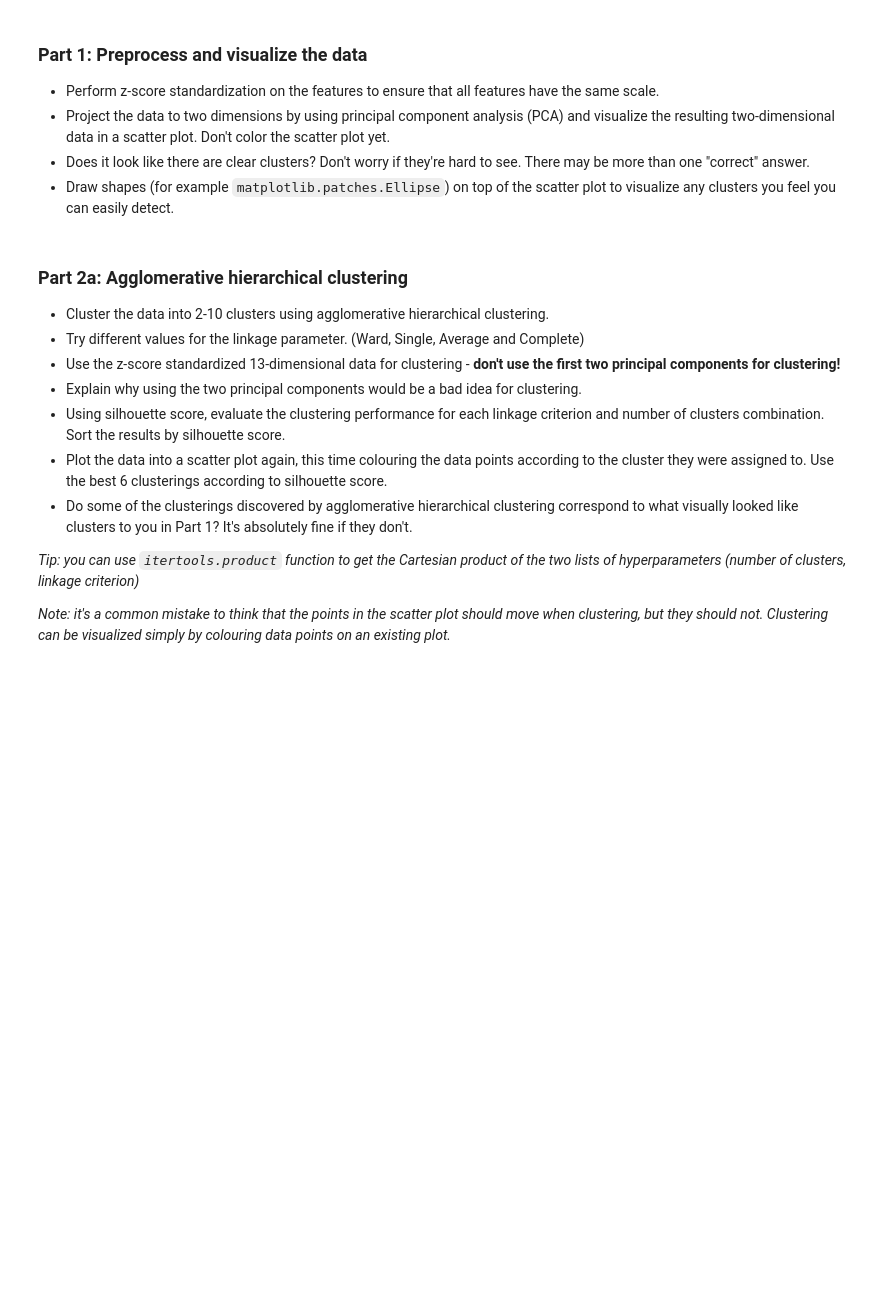
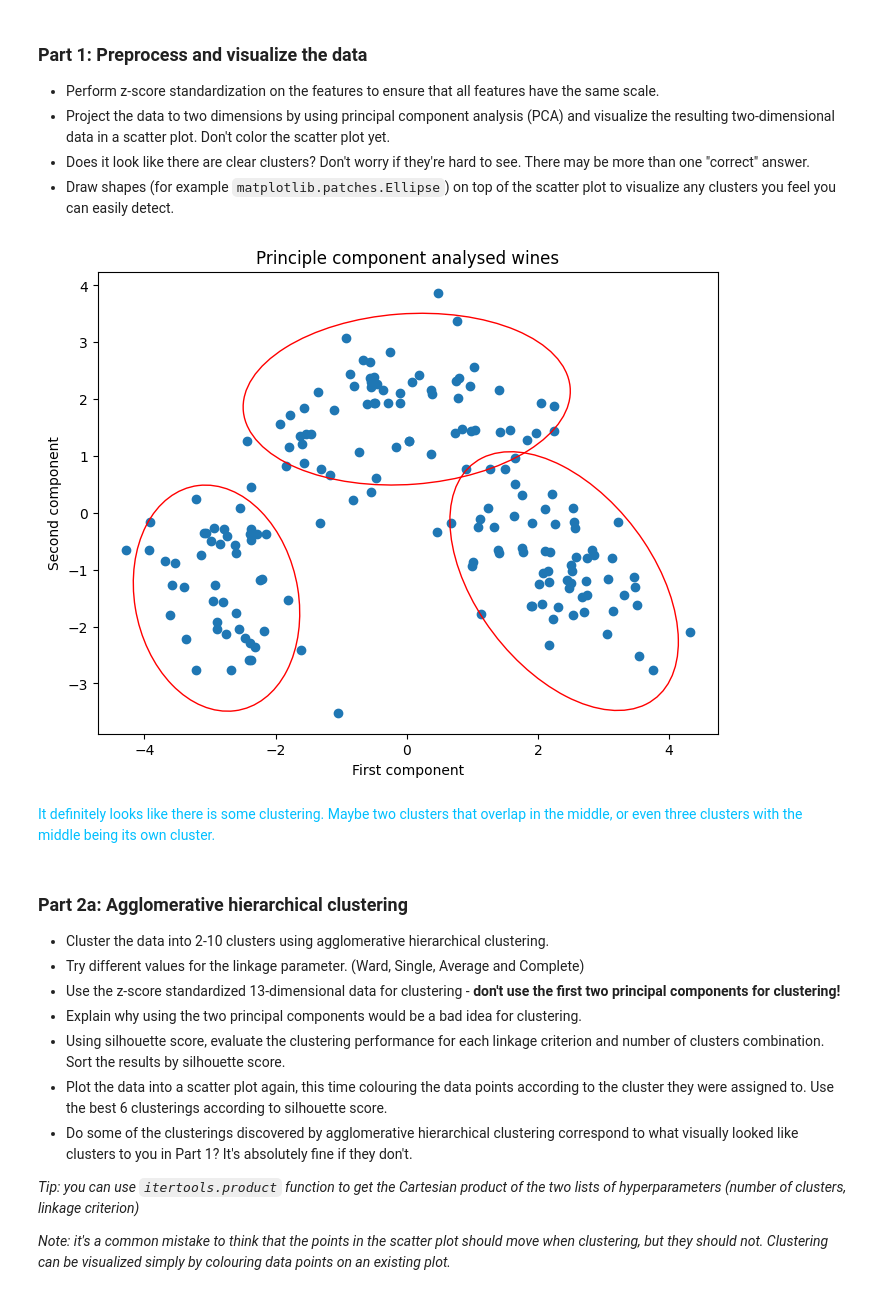
Before and after one commit to konstanyman/DAKD-E3, a Jupyter notebook: Konsta_Nyman_DAKD_2023_exercise_3.ipynb, the cells around one changed output. Saved outputs shown, nothing was run; the diff lists cells and outputs as text; code cells hidden in the pictures; blank space fills up the shorter version.

```diff
--- a/Konsta_Nyman_DAKD_2023_exercise_3.ipynb
+++ b/Konsta_Nyman_DAKD_2023_exercise_3.ipynb
@@ -112,6 +112,36 @@ df_wine.head()
  - Project the data to two dimensions by using principal component analysis (PCA) and visualize the resulting two-dimensional data in a scatter plot. Don't color the scatter plot yet.
  - Does it look like there are clear clusters? Don't worry if they're hard to see. There may be more than one "correct" answer.
  - Draw shapes (for example `matplotlib.patches.Ellipse`) on top of the scatter plot to visualize any clusters you feel you can easily detect.
+# %%
+# z-score standardization
+
+scaler = StandardScaler().fit(df_wine) #fit the scaler
+df_wine = scaler.transform(df_wine) #normalize data
+
+
+# pca
+pca = PCA(n_components=2).fit(df_wine) #pca model
+df_wine_pca = pd.DataFrame(pca.transform(df_wine)) #transform data into dataframe
+df_wine_pca.head()
+
+# plot data
+plt.figure(figsize=(8, 6))
+plt.scatter(df_wine_pca[0], df_wine_pca[1])
+plt.xlabel('First component')
+plt.ylabel('Second component')
+# create ellipses
+ellipse1 = Ellipse(xy=(-2.9,-1.5), width=2.5, height=4, angle=8, edgecolor='r', facecolor='none')
+ellipse2 = Ellipse(xy=(2.4,-1.2), width=2.8, height=5, angle=30, edgecolor='r', facecolor='none')
+ellipse3 = Ellipse(xy=(0,2), width=5, height=3, angle=5, edgecolor='r', facecolor='none')
+plt.gca().add_patch(ellipse1)
+plt.gca().add_patch(ellipse2)
+plt.gca().add_patch(ellipse3)
+plt.title('Principle component analysed wines')
+plt.show()
+# %% [output]
+[figure, added]
+# %% [markdown]
+<font color = deepskyblue>It definitely looks like there is some clustering. Maybe two clusters that overlap in the middle, or even three clusters with the middle being its own cluster.</font>
 # %% [markdown]
 ### Part 2a: Agglomerative hierarchical clustering
 
```
